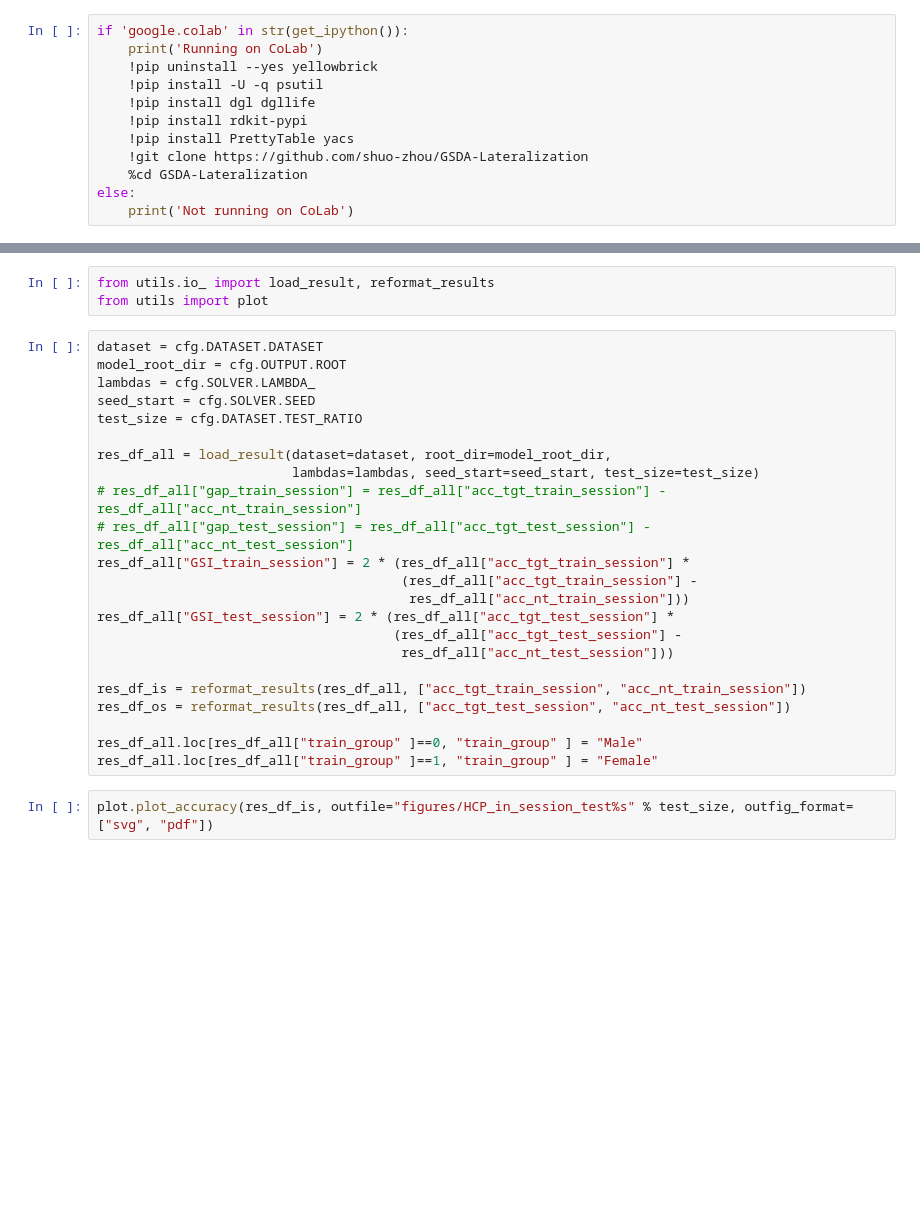
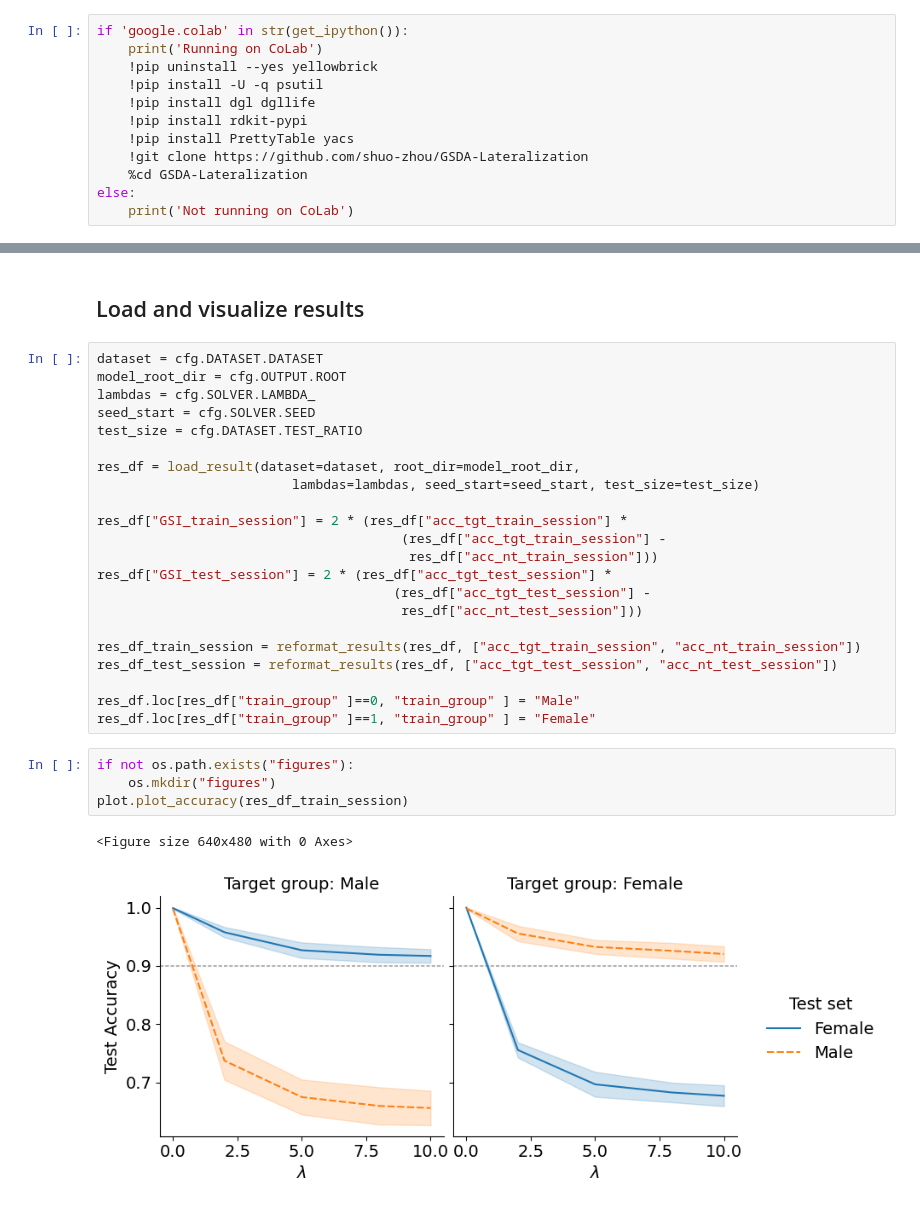
Before and after one commit to shuo-zhou/GSDA-Lateralization, a Jupyter notebook: gsda_demo.ipynb, the cells around one changed output, grey strips where cells are left out. Saved outputs shown, nothing was run; the diff lists cells and outputs as text; blank space fills up the shorter version.

```diff
--- a/gsda_demo.ipynb
+++ b/gsda_demo.ipynb
@@ -61,7 +75,6 @@ Training model with lambda = 2.0 on HCP dataset
 [None, None, None, None]
-# %%
-from utils.io_ import load_result, reformat_results
-from utils import plot
+# %% [markdown]
+## Load and visualize results
 # %%
 dataset = cfg.DATASET.DATASET
 model_root_dir = cfg.OUTPUT.ROOT
@@ -69,22 +82,26 @@ lambdas = cfg.SOLVER.LAMBDA_
 seed_start = cfg.SOLVER.SEED
 test_size = cfg.DATASET.TEST_RATIO
 
-res_df_all = load_result(dataset=dataset, root_dir=model_root_dir,
+res_df = load_result(dataset=dataset, root_dir=model_root_dir,
                          lambdas=lambdas, seed_start=seed_start, test_size=test_size)
-# res_df_all["gap_train_session"] = res_df_all["acc_tgt_train_session"] - res_df_all["acc_nt_train_session"]
-# res_df_all["gap_test_session"] = res_df_all["acc_tgt_test_session"] - res_df_all["acc_nt_test_session"]
-res_df_all["GSI_train_session"] = 2 * (res_df_all["acc_tgt_train_session"] *
-                                       (res_df_all["acc_tgt_train_session"] -
-                                        res_df_all["acc_nt_train_session"]))
-res_df_all["GSI_test_session"] = 2 * (res_df_all["acc_tgt_test_session"] *
-                                      (res_df_all["acc_tgt_test_session"] -
-                                       res_df_all["acc_nt_test_session"]))
 
-res_df_is = reformat_results(res_df_all, ["acc_tgt_train_session", "acc_nt_train_session"])
-res_df_os = reformat_results(res_df_all, ["acc_tgt_test_session", "acc_nt_test_session"])
+res_df["GSI_train_session"] = 2 * (res_df["acc_tgt_train_session"] *
+                                       (res_df["acc_tgt_train_session"] -
+                                        res_df["acc_nt_train_session"]))
+res_df["GSI_test_session"] = 2 * (res_df["acc_tgt_test_session"] *
+                                      (res_df["acc_tgt_test_session"] -
+                                       res_df["acc_nt_test_session"]))
 
-res_df_all.loc[res_df_all["train_group" ]==0, "train_group" ] = "Male"
-res_df_all.loc[res_df_all["train_group" ]==1, "train_group" ] = "Female"
+res_df_train_session = reformat_results(res_df, ["acc_tgt_train_session", "acc_nt_train_session"])
+res_df_test_session = reformat_results(res_df, ["acc_tgt_test_session", "acc_nt_test_session"])
+
+res_df.loc[res_df["train_group" ]==0, "train_group" ] = "Male"
+res_df.loc[res_df["train_group" ]==1, "train_group" ] = "Female"
-# %%
-plot.plot_accuracy(res_df_is, outfile="figures/HCP_in_session_test%s" % test_size, outfig_format=["svg", "pdf"])
+# %%
+if not os.path.exists("figures"):
+    os.mkdir("figures")
+plot.plot_accuracy(res_df_train_session)
+# %% [output]
+<Figure size 640x480 with 0 Axes>
+[figure, added]
 # %%
```
Also changed, not shown: parts of 12 cells of this notebook, 3 other files.
